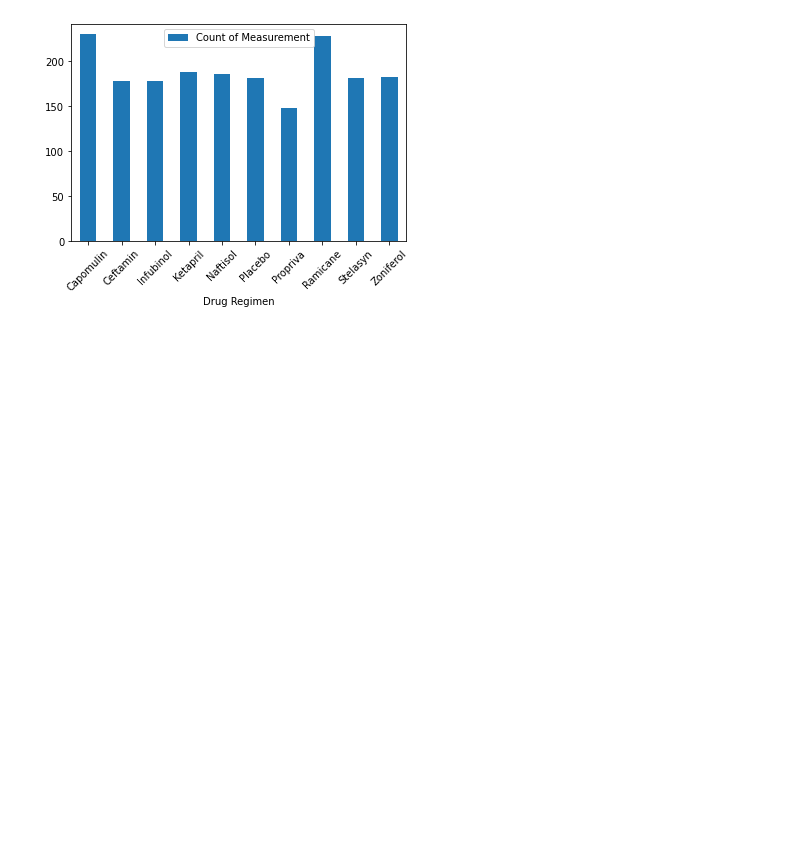
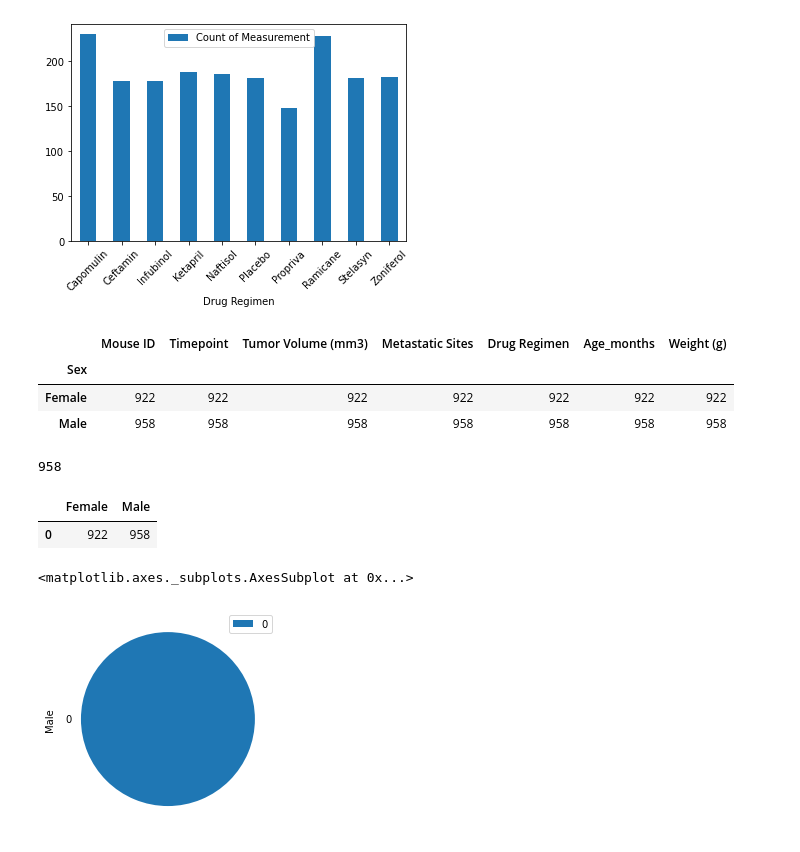
Before and after one commit to mel-c-lowe/MatPlotLib_Homework_05, a Jupyter notebook: Pymaceuticals.ipynb, the cells around one changed output. Saved outputs shown, nothing was run; the diff lists cells and outputs as text; code cells hidden in the pictures; blank space fills up the shorter version.

Commit message:
Pie plots are definitely wrong, probably an underlying problem with the dataframe for gender

```diff
--- a/Pymaceuticals.ipynb
+++ b/Pymaceuticals.ipynb
@@ -208,0 +188,34 @@ ax
+# %%
+cleaned_master.groupby("Sex").count()
+# %% [output]
+|  | Mouse ID | Timepoint | Tumor Volume (mm3) | Metastatic Sites | Drug Regimen | Age_months | Weight (g) |
+| Sex |  |  |  |  |  |  |  |
+| Female | 922 | 922 | 922 | 922 | 922 | 922 | 922 |
+| Male | 958 | 958 | 958 | 958 | 958 | 958 | 958 |
+# %%
+# Get count of male and female mice
+# df.loc[df['shield'] > 6]
+female_mice_count = len(cleaned_master.loc[cleaned_master["Sex"] == "Female"])
+female_mice_count
+male_mice_count = len(cleaned_master.loc[cleaned_master["Sex"] == "Male"])
+male_mice_count
+# %% [output]
+958
+# %%
+# Make a stupid dataframe
+gender_df = pd.DataFrame({
+    "Female": [female_mice_count],
+    "Male": [male_mice_count]
+})
+gender_df
+# %% [output]
+|  | Female | Male |
+| 0 | 922 | 958 |
+# %%
+# Make a pie chart
+
+count_by_sex =gender_df.plot.pie(x="Female", y="Male")
+count_by_sex
+# %% [output]
+<matplotlib.axes._subplots.AxesSubplot at 0x...>
+[figure, added]
```
Also changed, not shown: parts of 4 cells of this notebook.
